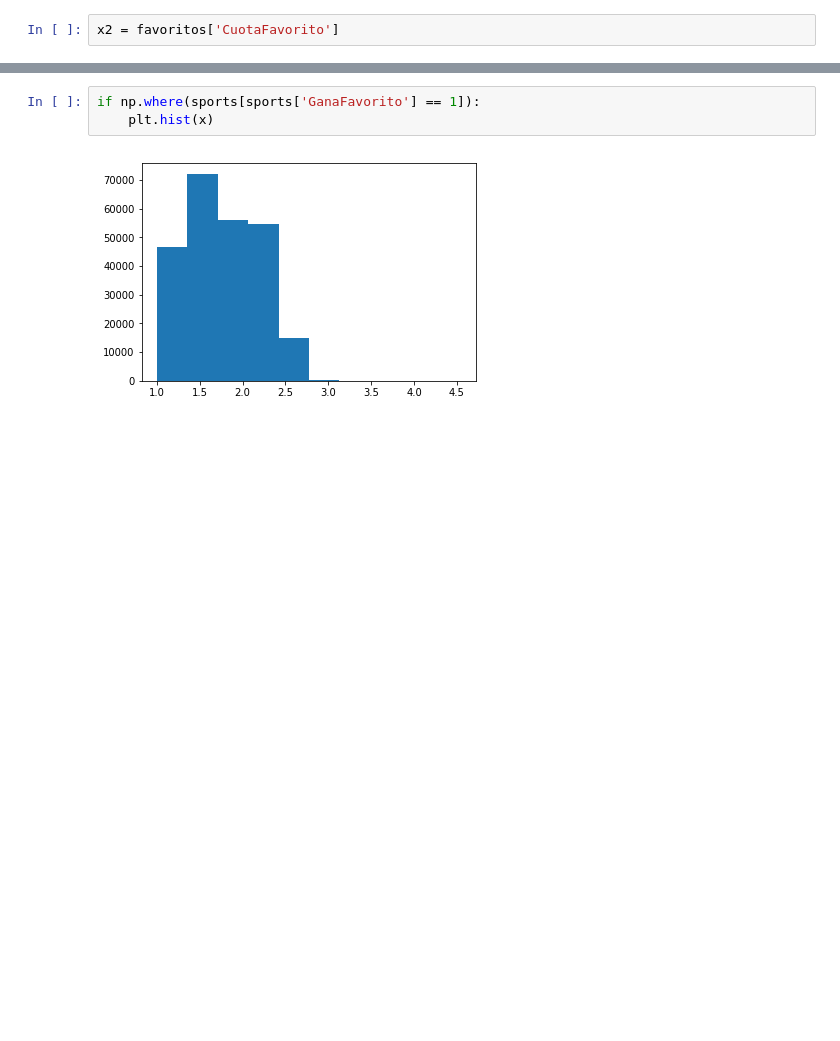
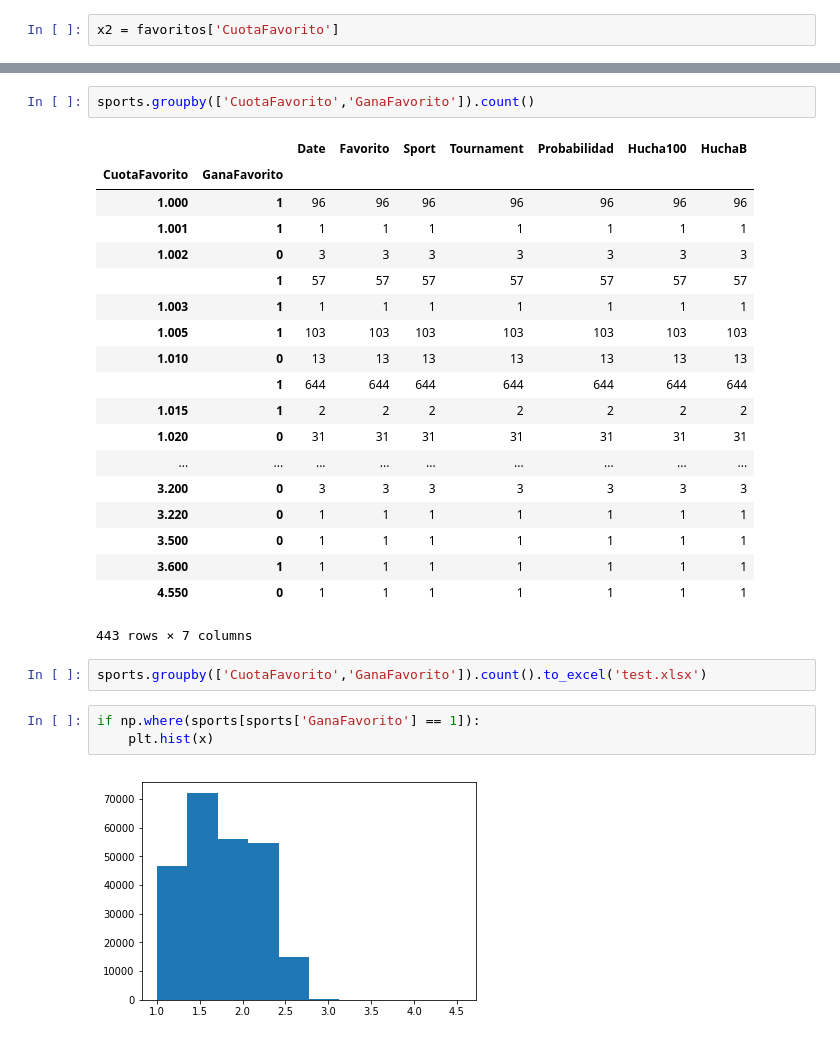
Before and after one commit to franciscojdiezc/TFM, a Jupyter notebook: 2. Hucha.ipynb, the cells around one changed output, grey strips where cells are left out. Saved outputs shown, nothing was run; the diff lists cells and outputs as text; blank space fills up the shorter version.

```diff
--- a/2. Hucha.ipynb
+++ b/2. Hucha.ipynb
@@ -101,3 +177,27 @@ plt.hist(x2)
+# %%
+sports.groupby(['CuotaFavorito','GanaFavorito']).count()
+# %% [output]
+|  |  | Date | Favorito | Sport | Tournament | Probabilidad | Hucha100 | HuchaB |
+| CuotaFavorito | GanaFavorito |  |  |  |  |  |  |  |
+| 1.000 | 1 | 96 | 96 | 96 | 96 | 96 | 96 | 96 |
+| 1.001 | 1 | 1 | 1 | 1 | 1 | 1 | 1 | 1 |
+| 1.002 | 0 | 3 | 3 | 3 | 3 | 3 | 3 | 3 |
+|  | 1 | 57 | 57 | 57 | 57 | 57 | 57 | 57 |
+| 1.003 | 1 | 1 | 1 | 1 | 1 | 1 | 1 | 1 |
+| 1.005 | 1 | 103 | 103 | 103 | 103 | 103 | 103 | 103 |
+| 1.010 | 0 | 13 | 13 | 13 | 13 | 13 | 13 | 13 |
+|  | 1 | 644 | 644 | 644 | 644 | 644 | 644 | 644 |
+| 1.015 | 1 | 2 | 2 | 2 | 2 | 2 | 2 | 2 |
+| 1.020 | 0 | 31 | 31 | 31 | 31 | 31 | 31 | 31 |
+| ... | ... | ... | ... | ... | ... | ... | ... | ... |
+| 3.200 | 0 | 3 | 3 | 3 | 3 | 3 | 3 | 3 |
+| 3.220 | 0 | 1 | 1 | 1 | 1 | 1 | 1 | 1 |
+| 3.500 | 0 | 1 | 1 | 1 | 1 | 1 | 1 | 1 |
+| 3.600 | 1 | 1 | 1 | 1 | 1 | 1 | 1 | 1 |
+| 4.550 | 0 | 1 | 1 | 1 | 1 | 1 | 1 | 1 |
+443 rows × 7 columns
+# %%
+sports.groupby(['CuotaFavorito','GanaFavorito']).count().to_excel('test.xlsx')
 # %%
 if np.where(sports[sports['GanaFavorito'] == 1]):
     plt.hist(x)
```
Also changed, not shown: parts of 19 cells of this notebook.
